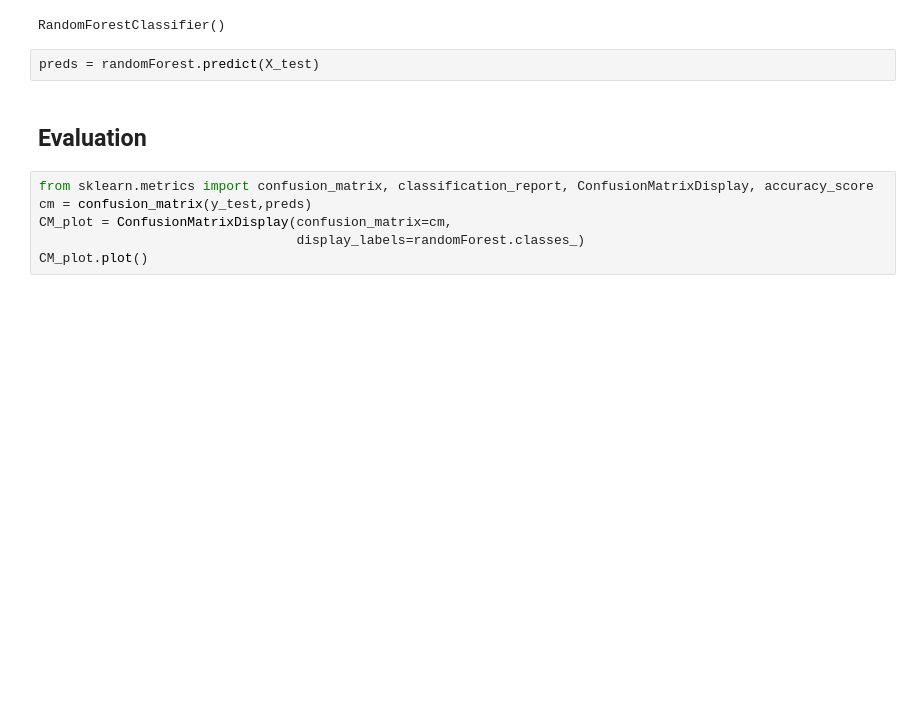
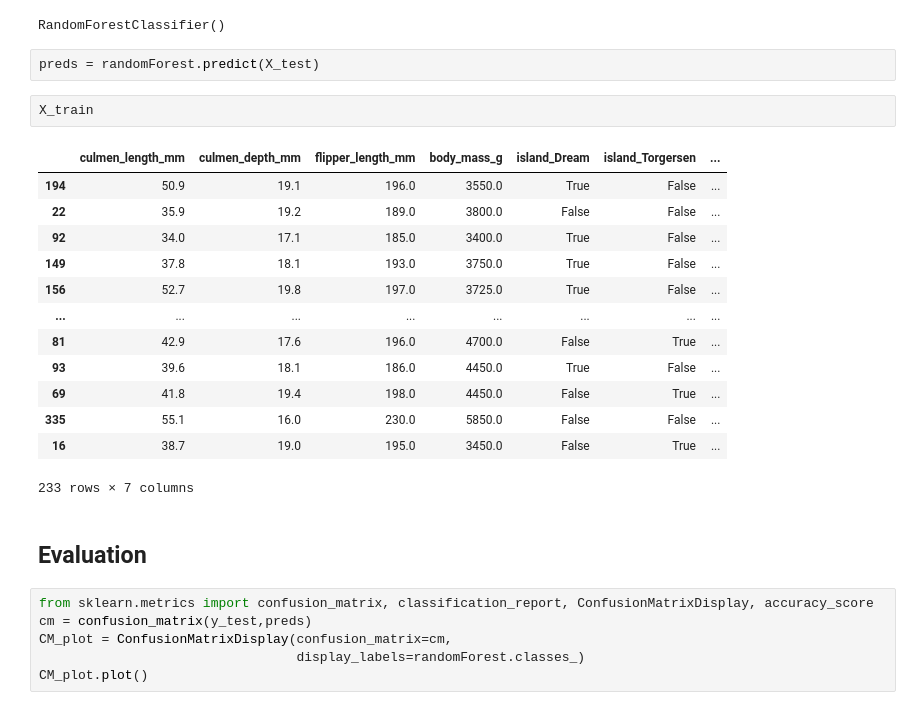
Before and after one commit to xanderaerts/MachineLearing-Forcasting, a Jupyter notebook: w02/Decision_tree_and_Random_forest_student notebook.ipynb, the cells around one changed output. Cells and saved outputs as stored; diff of their text form; blank space fills up the shorter version.

```diff
--- a/w02/Decision_tree_and_Random_forest_student notebook.ipynb
+++ b/w02/Decision_tree_and_Random_forest_student notebook.ipynb
@@ -164,6 +163,22 @@ randomForest.fit(X_train,y_train)
 RandomForestClassifier()
 # %%
 preds = randomForest.predict(X_test)
+# %%
+X_train
+# %% [output]
+|  | culmen_length_mm | culmen_depth_mm | flipper_length_mm | body_mass_g | island_Dream | island_Torgersen | ... |
+| 194 | 50.9 | 19.1 | 196.0 | 3550.0 | True | False | ... |
+| 22 | 35.9 | 19.2 | 189.0 | 3800.0 | False | False | ... |
+| 92 | 34.0 | 17.1 | 185.0 | 3400.0 | True | False | ... |
+| 149 | 37.8 | 18.1 | 193.0 | 3750.0 | True | False | ... |
+| 156 | 52.7 | 19.8 | 197.0 | 3725.0 | True | False | ... |
+| ... | ... | ... | ... | ... | ... | ... | ... |
+| 81 | 42.9 | 17.6 | 196.0 | 4700.0 | False | True | ... |
+| 93 | 39.6 | 18.1 | 186.0 | 4450.0 | True | False | ... |
+| 69 | 41.8 | 19.4 | 198.0 | 4450.0 | False | True | ... |
+| 335 | 55.1 | 16.0 | 230.0 | 5850.0 | False | False | ... |
+| 16 | 38.7 | 19.0 | 195.0 | 3450.0 | False | True | ... |
+233 rows × 7 columns
 # %% [markdown]
 ## Evaluation
 # %%
```
Also changed, not shown: parts of 2 cells of this notebook, 9 other files.
